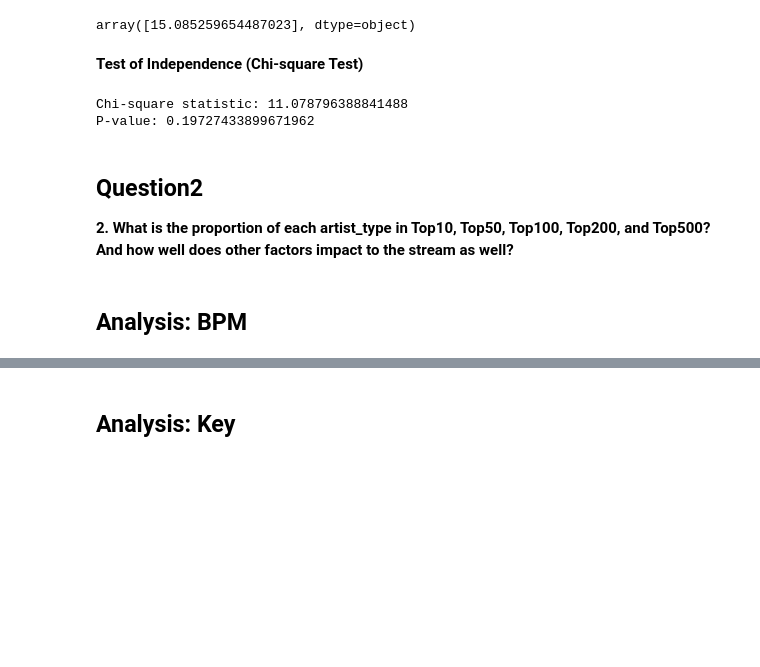
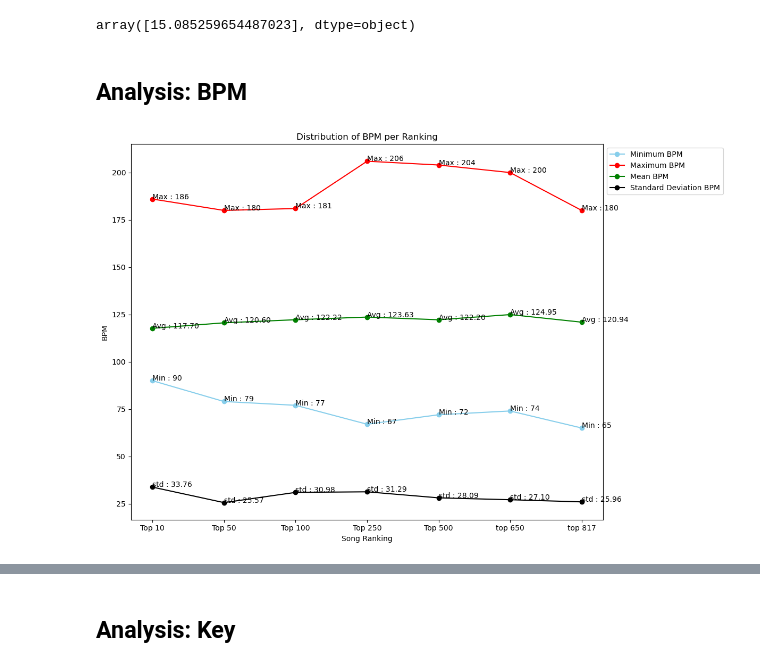
Before and after one commit to low122/Spotify-music-trend, a Jupyter notebook: spotifyAnalysis.ipynb, the cells around one changed output, grey strips where cells are left out. Cells and saved outputs as stored; diff of their text form; code cells hidden in the pictures; blank space fills up the shorter version.

```diff
--- a/spotifyAnalysis.ipynb
+++ b/spotifyAnalysis.ipynb
@@ -490,0 +539,3 @@ sns.catplot(data = new_spotify_data, x = 'key', y = 'streams', hue = 'mode')
+# %%
+top_100_songs = new_spotify_data.sort_values('streams', ascending = False).iloc[50:100,:]
+top_100_songs.describe()
@@ -490,0 +552,3 @@ sns.catplot(data = new_spotify_data, x = 'key', y = 'streams', hue = 'mode')
+# %%
+top_250_songs = new_spotify_data.sort_values('streams', ascending = False).iloc[100:250,:]
+top_250_songs.describe()
@@ -490,0 +565,3 @@ sns.catplot(data = new_spotify_data, x = 'key', y = 'streams', hue = 'mode')
+# %%
+top_500_songs = new_spotify_data.sort_values('streams', ascending = False).iloc[250:500,:]
+top_500_songs.describe()
@@ -491,3 +578,6 @@ sns.catplot(data = new_spotify_data, x = 'key', y = 'streams', hue = 'mode')
+# %%
+top_650_songs = new_spotify_data.sort_values('streams', ascending = False).iloc[500:650,:]
+top_817_songs = new_spotify_data.sort_values('streams', ascending = False).iloc[650:817,:]
 # %%
 artists_set = new_spotify_data[['artists_type','streams']].copy()
 
@@ -612,26 +702,43 @@ diff = (type1_top10 - type2_top10) / type1_top10
 diff * 100
 # %% [output]
 array([15.085259654487023], dtype=object)
-# %% [markdown]
-**Test of Independence (Chi-square Test)**
-# %%
-from scipy.stats import chi2_contingency
-
-# Create a contingency table
-contingency_table = pd.pivot_table(all_top_count, values='count', index='rank', columns='artists_type', fill_value=0)
-
-# Perform chi-square test
-chi2, p, dof, expected = chi2_contingency(contingency_table)
-
-print(f"Chi-square statistic: {chi2}")
-print(f"P-value: {p}")
-# %% [output]
-Chi-square statistic: 11.078796388841488
-P-value: 0.19727433899671962
-# %% [markdown]
-**Question2**
--
-**2. What is the proportion of each artist_type in Top10, Top50, Top100, Top200, and Top500? And how well does other factors impact to the stream as well?**
 # %% [markdown]
 **Analysis: BPM**
 -
+# %%
+bpm_min = []
+bpm_max = []
+bpm_avg = []
+bpm_std = []
+
+rank_songs = [top_10_songs, top_50_songs, top_100_songs, top_250_songs, top_500_songs, top_650_songs, top_817_songs]
+labels = ['Top 10', 'Top 50', 'Top 100', 'Top 250', 'Top 500', 'top 650', 'top 817']
+
+plt.figure(figsize=(12,8))
+
+for df_ranking in rank_songs:
+    bpm_min.append(df_ranking['bpm'].min())
+    bpm_max.append(df_ranking['bpm'].max())
+    bpm_avg.append(df_ranking['bpm'].mean())
+    bpm_std.append(df_ranking['bpm'].std())
+
+plt.plot(labels, bpm_min, marker='o', linestyle='-', color='skyblue', label='Minimum BPM')
+plt.plot(labels, bpm_max, marker='o', linestyle='-', color='red', label='Maximum BPM')
+plt.plot(labels, bpm_avg, marker='o', linestyle='-', color='green', label='Mean BPM')
+plt.plot(labels, bpm_std, marker='o', linestyle='-', color='black', label='Standard Deviation BPM')
+
+plt.xlabel('Song Ranking')
+plt.ylabel('BPM')
+plt.title('Distribution of BPM per Ranking')
+
+for i, (min, max, avg, std) in enumerate(zip(bpm_min, bpm_max, bpm_avg, bpm_std)):
+    plt.text(i, min, f'Min : {min}', fontsize=10)
+    plt.text(i, max, f'Max : {max}', fontsize=10)
+    plt.text(i, avg, f'Avg : {avg:.2f}', fontsize=10)
+    plt.text(i, std, f'std : {std:.2f}', fontsize=10)
+
+plt.legend(bbox_to_anchor = (1,1))
+plt.tight_layout()
+plt.show()
+# %% [output]
+[figure, added]
```
Also changed, not shown: parts of 13 cells of this notebook.
